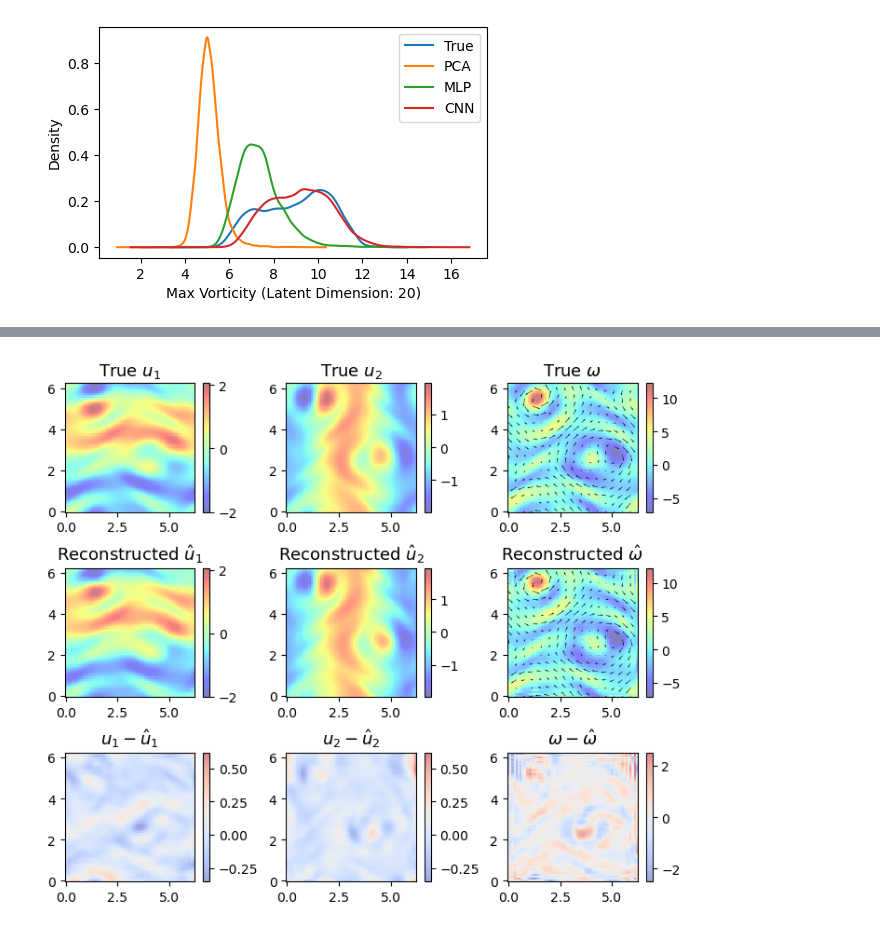
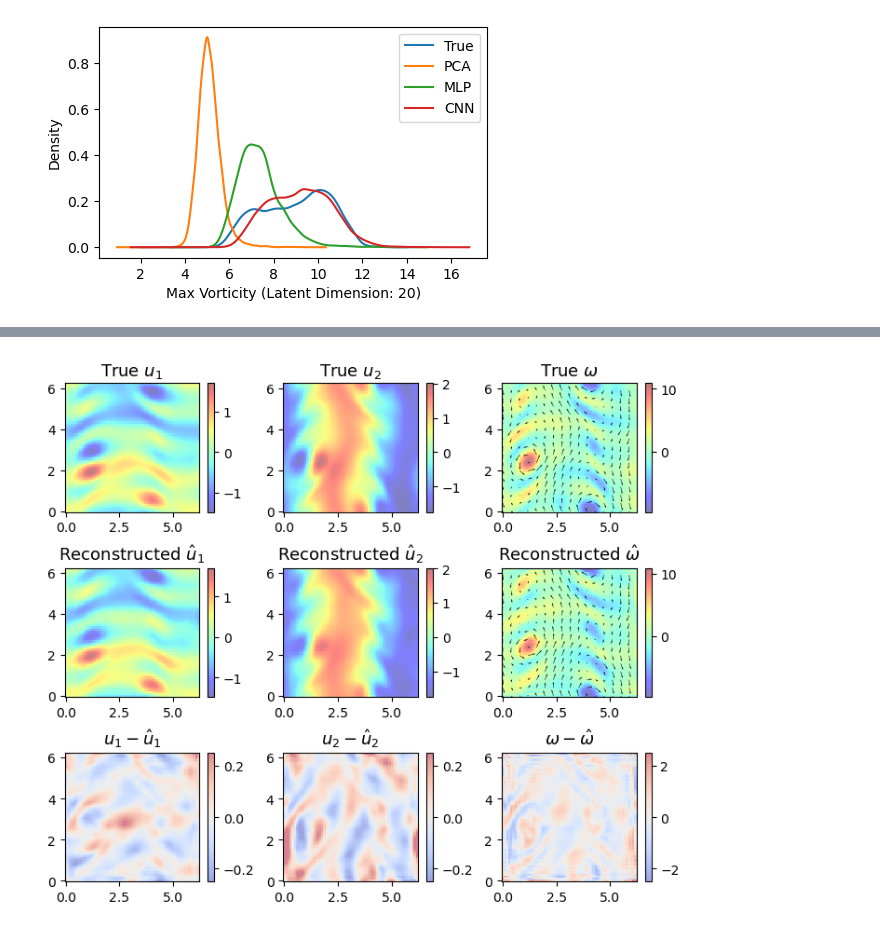
Before and after one commit to biancach/LDA_BO, a Jupyter notebook: examples/kolmogorov/rom/evaluate_models.ipynb, the cells around one changed output, grey strips where cells are left out. Drawn from its saved outputs; the diff is of its cells as text; code cells hidden in the pictures.

```diff
--- a/examples/kolmogorov/rom/evaluate_models.ipynb
+++ b/examples/kolmogorov/rom/evaluate_models.ipynb
@@ -218,67 +232,51 @@ CNN AE test RMSE: u1=0.117518, u2=0.119917, omega=0.713970
 # %%
+# Compute per-sample RMSE for CNN vorticity on test set
 rmse_per_sample = np.sqrt(np.mean((w[test_idx] - w_cnn[test_idx])**2, axis=(1,2)))
 avg_rmse = np.mean(rmse_per_sample)
 
-# Find the index in test_idx whose RMSE is closest to the average RMSE
-# Find the top 5 indices in test_idx whose RMSEs are closest to the average RMSE
-closest_indices = np.argsort(np.abs(rmse_per_sample - avg_rmse))[:5]
-idx = test_idx[closest_indices[1]]
+# Find the 20 test indices closest to the average RMSE, pick the 15th for visualization
+closest_indices = np.argsort(np.abs(rmse_per_sample - avg_rmse))[:20]
+idx = test_idx[closest_indices[14]]
+
+print("Closest test indices:", test_idx[closest_indices])
+print("Corresponding RMSEs:", rmse_per_sample[closest_indices])
+
 fs = 13
-
 fig, axes = plt.subplots(3, 3, figsize=(7, 6))
 
-# First row: u1, u2, w (True)
-mesh1 = axes[0, 0].pcolormesh(grid_x, grid_y, u1[idx], cmap='jet', vmin=np.min(u1[idx]), vmax=np.max(u1[idx]), alpha=0.5)
-axes[0, 0].set_title('True $u_1$', fontsize=fs)
-fig.colorbar(mesh1, ax=axes[0, 0])
+# Helper for plotting fields
+def plot_data(ax, field, title, cmap, vmin=None, vmax=None, alpha=0.5, colorbar=True, quiver=None):
+    mesh = ax.pcolormesh(grid_x, grid_y, field, cmap=cmap, vmin=vmin, vmax=vmax, alpha=alpha)
+    ax.set_title(title, fontsize=fs)
+    if colorbar:
+        fig.colorbar(mesh, ax=ax)
+    if quiver is not None:
+        ax.quiver(grid_x[::4, ::4], grid_y[::4, ::4], quiver[0][::4, ::4], quiver[1][::4, ::4], color='black')
 
-mesh2 = axes[0, 1].pcolormesh(grid_x, grid_y, u2[idx], cmap='jet', vmin=np.min(u2[idx]), vmax=np.max(u2[idx]), alpha=0.5)
-axes[0, 1].set_title('True $u_2$', fontsize=fs)
-fig.colorbar(mesh2, ax=axes[0, 1])
+# True fields
+plot_data(axes[0, 0], u1[idx], 'True $u_1$', 'jet', vmin=np.min(u1[idx]), vmax=np.max(u1[idx]))
+plot_data(axes[0, 1], u2[idx], 'True $u_2$', 'jet', vmin=np.min(u2[idx]), vmax=np.max(u2[idx]))
+plot_data(axes[0, 2], w[idx], 'True $\omega$', 'jet', vmin=np.min(w[idx]), vmax=np.max(w[idx]), quiver=(u1[idx], u2[idx]))
 
-mesh3 = axes[0, 2].pcolormesh(grid_x, grid_y, w[idx], cmap='jet', vmin=np.min(w[idx]), vmax=np.max(w[idx]), alpha=0.5)
-axes[0,2].quiver(grid_x[::4, ::4], grid_y[::4, ::4], u1[idx][::4, ::4], u2[idx][::4, ::4], color='black')
-axes[0, 2].set_title('True $\omega$', fontsize=fs)
-fig.colorbar(mesh3, ax=axes[0, 2])
+# CNN reconstructed fields
+plot_data(axes[1, 0], u1_cnn[idx], 'Reconstructed $\hat{u}_1$', 'jet', vmin=np.min(u1[idx]), vmax=np.max(u1[idx]))
+plot_data(axes[1, 1], u2_cnn[idx], 'Reconstructed $\hat{u}_2$', 'jet', vmin=np.min(u2[idx]), vmax=np.max(u2[idx]))
+plot_data(axes[1, 2], w_cnn[idx], 'Reconstructed $\hat{\omega}$', 'jet', vmin=np.min(w[idx]), vmax=np.max(w[idx]), quiver=(u1_cnn[idx], u2_cnn[idx]))
 
-# Second row: CNN_u1, CNN_u2, CNN_w
-mesh4 = axes[1, 0].pcolormesh(grid_x, grid_y, u1_cnn[idx], cmap='jet', vmin=np.min(u1[idx]), vmax=np.max(u1[idx]), alpha=0.5)
-axes[1, 0].set_title('Reconstructed $\hat{u}_1$', fontsize=fs)
-fig.colorbar(mesh4, ax=axes[1, 0])
-
-mesh5 = axes[1, 1].pcolormesh(grid_x, grid_y, u2_cnn[idx], cmap='jet', vmin=np.min(u2[idx]), vmax=np.max(u2[idx]), alpha=0.5)
-axes[1, 1].set_title('Reconstructed $\hat{u}_2$', fontsize=fs)
-fig.colorbar(mesh5, ax=axes[1, 1])
-
-mesh6 = axes[1, 2].pcolormesh(grid_x, grid_y, w_cnn[idx], cmap='jet', vmin=np.min(w[idx]), vmax=np.max(w[idx]), alpha=0.5)
-axes[1,2].quiver(grid_x[::4, ::4], grid_y[::4, ::4], u1_cnn[idx][::4, ::4], u2_cnn[idx][::4, ::4], color='black')
-axes[1, 2].set_title('Reconstructed $\hat{\omega}$', fontsize=fs)
-fig.colorbar(mesh6, ax=axes[1, 2])
-
-# Third row: Differences
+# Differences
 diff_u1 = u1[idx] - u1_cnn[idx]
 diff_u2 = u2[idx] - u2_cnn[idx]
 diff_w = w[idx] - w_cnn[idx]
+vmin_u = np.min([diff_u1, diff_u2])
+vmax_u = np.max([diff_u1, diff_u2])
 
-vmin = np.min([diff_u1, diff_u2])
-vmax = np.max([diff_u1, diff_u2])
+vmin_u, vmax_u = -0.25, 0.25
 
-mesh7 = axes[2, 0].pcolormesh(grid_x, grid_y, diff_u1, cmap='coolwarm', vmin=vmin, vmax=vmax, alpha=0.5)
-axes[2, 0].set_title('$u_1 - \hat{u}_1$', fontsize=fs)
-fig.colorbar(mesh7, ax=axes[2, 0])
-
-mesh8 = axes[2, 1].pcolormesh(grid_x, grid_y, diff_u2, cmap='coolwarm', vmin=vmin, vmax=vmax, alpha=0.5)
-axes[2, 1].set_title('$u_2 - \hat{u}_2$', fontsize=fs)
-fig.colorbar(mesh8, ax=axes[2, 1])
-
-vmin = -2.5
-vmax = 2.5
-
-mesh9 = axes[2, 2].pcolormesh(grid_x, grid_y, diff_w, cmap='coolwarm', vmin=vmin, vmax=vmax, alpha=0.5)
-axes[2, 2].set_title('$\omega - \hat{\omega}$', fontsize=fs)
-fig.colorbar(mesh9, ax=axes[2, 2])
+plot_data(axes[2, 0], diff_u1, '$u_1 - \hat{u}_1$', 'coolwarm', vmin=vmin_u, vmax=vmax_u)
+plot_data(axes[2, 1], diff_u2, '$u_2 - \hat{u}_2$', 'coolwarm', vmin=vmin_u, vmax=vmax_u)
+plot_data(axes[2, 2], diff_w, '$\omega - \hat{\omega}$', 'coolwarm', vmin=-2.5, vmax=2.5)
 
 plt.tight_layout(pad=0.65)
-plt.savefig(f'{project_root}/figures/{project}/rom/CNN_autoencoder_error_latent_dim_{latent_dim}.png', dpi=300, bbox_inches='tight')
+plt.savefig(f'{project_root}/figures/{project}/rom/CNN_autoencoder_error_latent_dim_{latent_dim}_idx_{idx}.png', dpi=300, bbox_inches='tight')
 plt.show()
 # %% [output]
@@ -285 +289 @@ plt.show()
-[figure, old version]
+[figure, new version]
```
Also changed, not shown: parts of 2 cells of this notebook, 5 other files.
